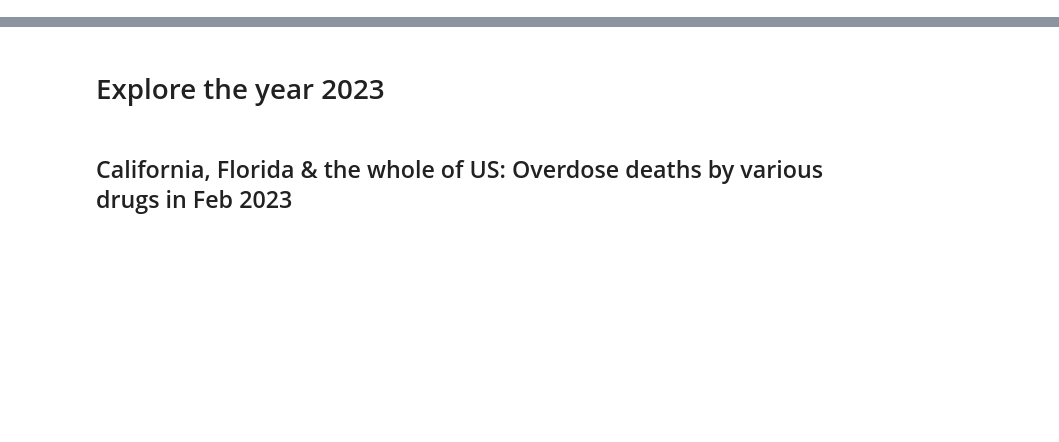
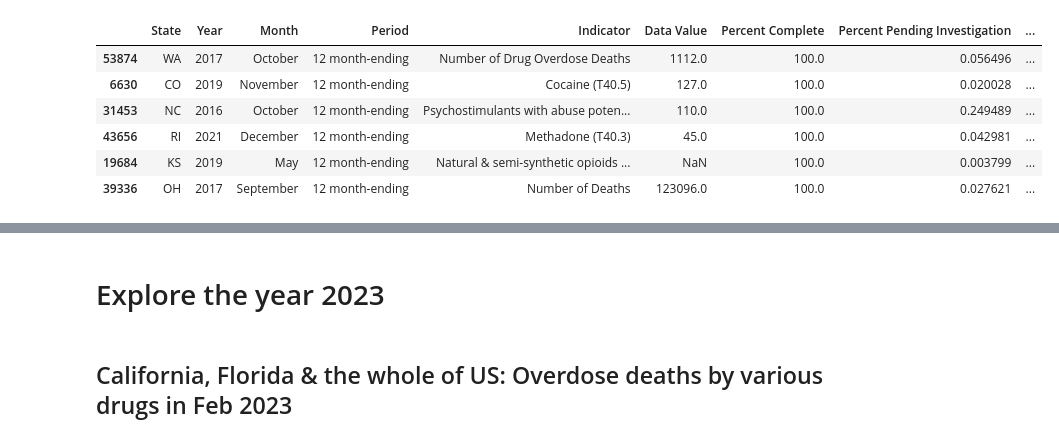
Before and after one commit to lorrespz/Kaggle_Data_Analysis_Projects, a Jupyter notebook: trend-of-us-overdose-deaths-2015-2023.ipynb, the cells around one changed output, grey strips where cells are left out. Saved outputs shown, nothing was run; the diff lists cells and outputs as text; code cells hidden in the pictures; blank space fills up the shorter version.

Commit message:
Kaggle Notebook | Trend of US overdose deaths 2015-2023 | Version 8

```diff
--- a/trend-of-us-overdose-deaths-2015-2023.ipynb
+++ b/trend-of-us-overdose-deaths-2015-2023.ipynb
@@ -9,3 +9,14 @@ df = pd.read_csv('/kaggle/input/drug-overdose-deaths/VSRR_Provisional_Drug_Overd
+# %%
+df = pd.read_csv('/kaggle/input/drug-overdose-deaths/VSRR_Provisional_Drug_Overdose_Death_Counts.csv', thousands=',')
+df.sample(6)
+# %% [output]
+|  | State | Year | Month | Period | Indicator | Data Value | Percent Complete | Percent Pending Investigation | ... |
+| 53874 | WA | 2017 | October | 12 month-ending | Number of Drug Overdose Deaths | 1112.0 | 100.0 | 0.056496 | ... |
+| 6630 | CO | 2019 | November | 12 month-ending | Cocaine (T40.5) | 127.0 | 100.0 | 0.020028 | ... |
+| 31453 | NC | 2016 | October | 12 month-ending | Psychostimulants with abuse poten... | 110.0 | 100.0 | 0.249489 | ... |
+| 43656 | RI | 2021 | December | 12 month-ending | Methadone (T40.3) | 45.0 | 100.0 | 0.042981 | ... |
+| 19684 | KS | 2019 | May | 12 month-ending | Natural & semi-synthetic opioids ... | NaN | 100.0 | 0.003799 | ... |
+| 39336 | OH | 2017 | September | 12 month-ending | Number of Deaths | 123096.0 | 100.0 | 0.027621 | ... |
 # %%
 color = sns.color_palette("viridis", 6)
 color
```
Also changed, not shown: parts of 16 cells of this notebook.
